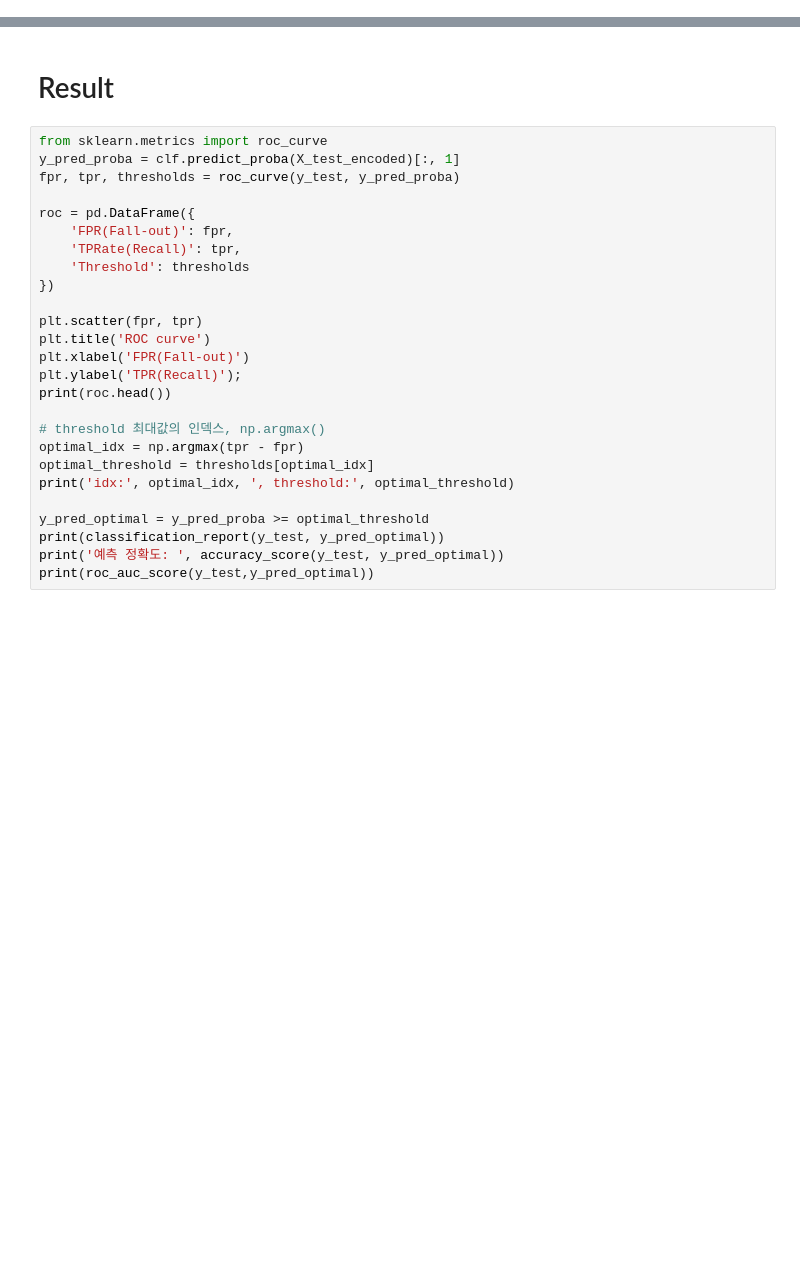
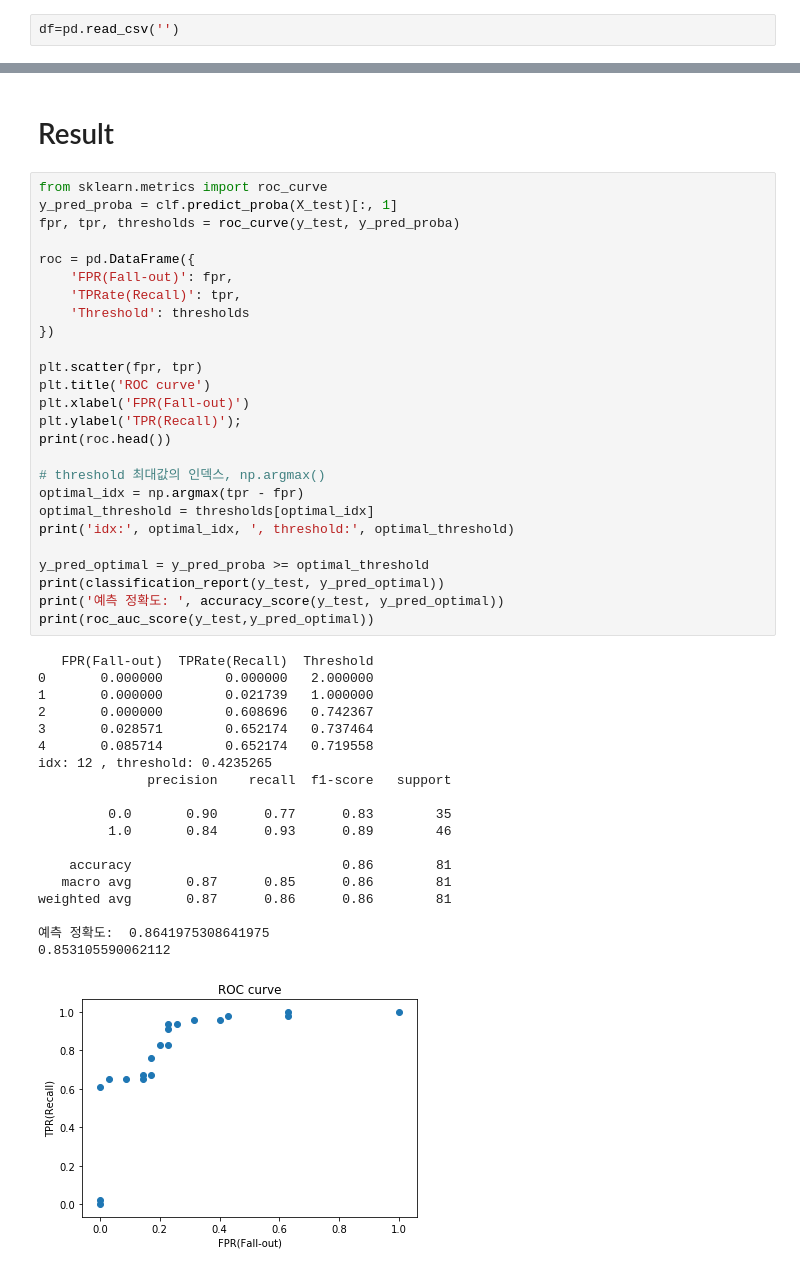
Before and after one commit to snaiws/Project-2, a Jupyter notebook: Project2.ipynb, the cells around one changed output, grey strips where cells are left out. Drawn from its saved outputs; the diff is of its cells as text; blank space fills up the shorter version.

```diff
--- a/Project2.ipynb
+++ b/Project2.ipynb
@@ -1098,3 +1045,5 @@ record
+# %%
+df=pd.read_csv('')
 # %%
 #@title 트레인 테스트 나누기 { form-width: "20%" }
 #test data : 2021 msi (현재 summer league 진행중이므로 나중에 이것도 예측해보기)
@@ -1159,30 +1108,50 @@ weighted avg       0.99      0.99      0.99        81
 # Result
 # %%
 from sklearn.metrics import roc_curve
-y_pred_proba = clf.predict_proba(X_test_encoded)[:, 1]
+y_pred_proba = clf.predict_proba(X_test)[:, 1]
 fpr, tpr, thresholds = roc_curve(y_test, y_pred_proba)
 
 roc = pd.DataFrame({
     'FPR(Fall-out)': fpr,
     'TPRate(Recall)': tpr,
     'Threshold': thresholds
 })
 
 plt.scatter(fpr, tpr)
 plt.title('ROC curve')
 plt.xlabel('FPR(Fall-out)')
 plt.ylabel('TPR(Recall)');
 print(roc.head())
 
 # threshold 최대값의 인덱스, np.argmax()
 optimal_idx = np.argmax(tpr - fpr)
 optimal_threshold = thresholds[optimal_idx]
 print('idx:', optimal_idx, ', threshold:', optimal_threshold)
 
 y_pred_optimal = y_pred_proba >= optimal_threshold
 print(classification_report(y_test, y_pred_optimal))
 print('예측 정확도: ', accuracy_score(y_test, y_pred_optimal))
 print(roc_auc_score(y_test,y_pred_optimal))
+# %% [output]
+   FPR(Fall-out)  TPRate(Recall)  Threshold
+0       0.000000        0.000000   2.000000
+1       0.000000        0.021739   1.000000
+2       0.000000        0.608696   0.742367
+3       0.028571        0.652174   0.737464
+4       0.085714        0.652174   0.719558
+idx: 12 , threshold: 0.4235265
+              precision    recall  f1-score   support
+
+         0.0       0.90      0.77      0.83        35
+         1.0       0.84      0.93      0.89        46
+
+    accuracy                           0.86        81
+   macro avg       0.87      0.85      0.86        81
+weighted avg       0.87      0.86      0.86        81
+
+예측 정확도:  0.8641975308641975
+0.853105590062112
+[figure, added]
 # %%
 pipe2 = make_pipeline(
     TargetEncoder(cols=['Bregion','Rregion']),
```
Also changed, not shown: parts of 16 cells of this notebook.
